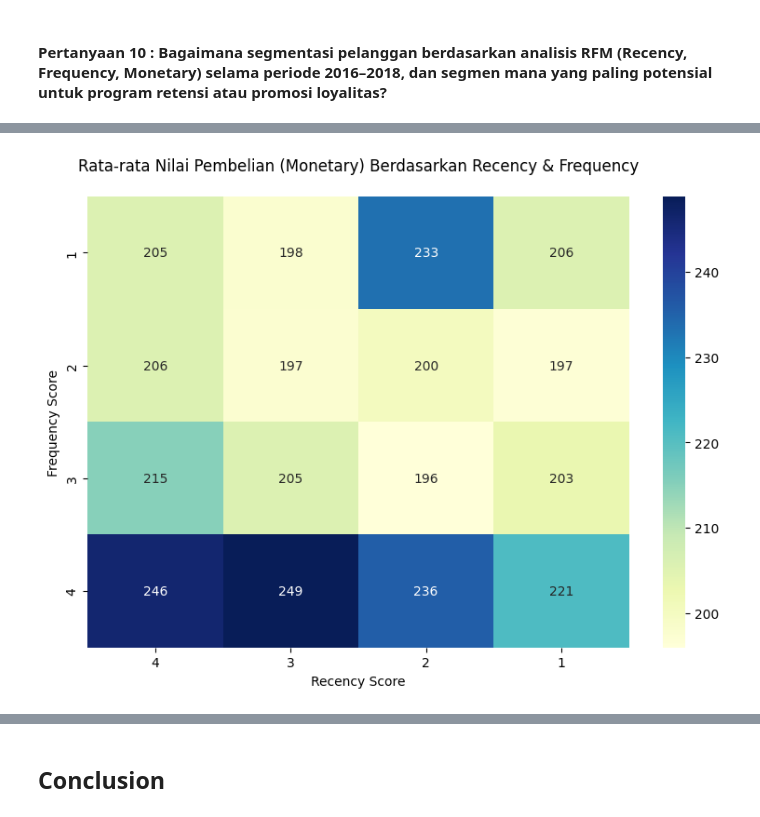
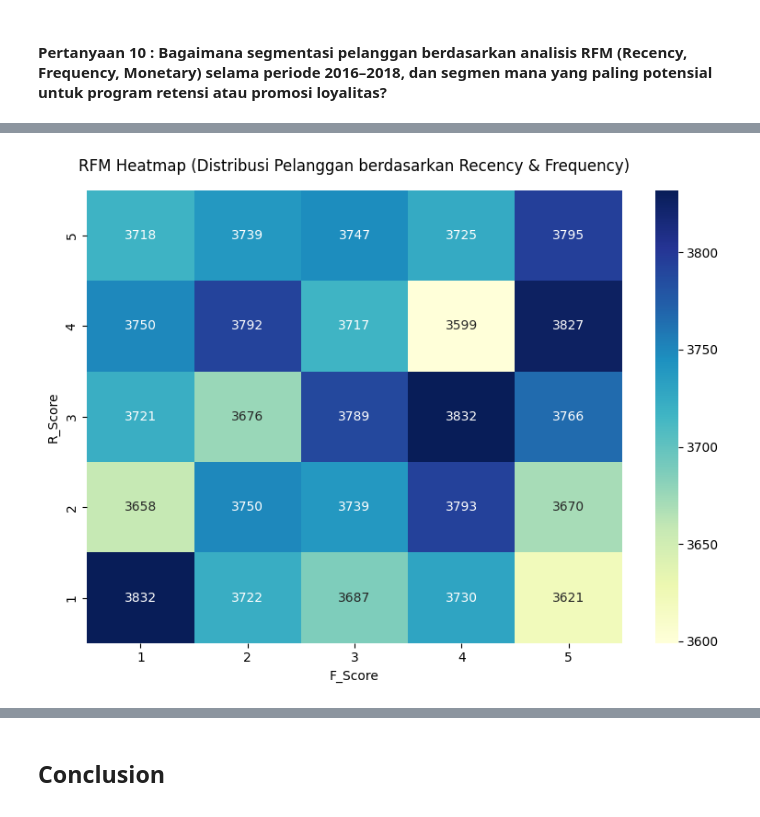
Before and after one commit to fiyandamamuri/e-commerce_public_datasets_analysis, a Jupyter notebook: notebook-copy.ipynb, the cells around one changed output, grey strips where cells are left out. Saved outputs shown, nothing was run; the diff lists cells and outputs as text; code cells hidden in the pictures.

```diff
--- a/notebook-copy.ipynb
+++ b/notebook-copy.ipynb
@@ -956,7 +956,8 @@ rfm = merged_data.groupby('customer_unique_id').agg({
 # %%
-# Menghitung skor RFM
-rfm['R_Score'] = pd.qcut(rfm['Recency'], 4, labels=[4,3,2,1])   # Semakin kecil recency = skor tinggi
-rfm['F_Score'] = pd.qcut(rfm['Frequency'].rank(method='first'), 4, labels=[1,2,3,4])
-rfm['M_Score'] = pd.qcut(rfm['Monetary'], 4, labels=[1,2,3,4])
-rfm['RFM_Segment'] = rfm['R_Score'].astype(str) + rfm['F_Score'].astype(str) + rfm['M_Score'].astype(str)
-rfm['RFM_Score'] = rfm[['R_Score','F_Score','M_Score']].astype(int).sum(axis=1)
+# Buat skor untuk masing-masing komponen
+rfm['R_score'] = pd.qcut(rfm['Recency'], 5, labels=[5,4,3,2,1])  # kecil lebih bagus
+rfm['F_score'] = pd.qcut(rfm['Frequency'].rank(method='first'), 5, labels=[1,2,3,4,5])
+rfm['M_score'] = pd.qcut(rfm['Monetary'], 5, labels=[1,2,3,4,5])
+
+# Gabungkan skor
+rfm['RFM_Score'] = rfm['R_score'].astype(int) + rfm['F_score'].astype(int) + rfm['M_score'].astype(int)
@@ -994,0 +964,10 @@ RFM_Score
+# %%
+def segment_customer(score):
+    if score >= 13:
+        return 'High Value'
+    elif score >= 9:
+        return 'Medium Value'
+    else:
+        return 'Low Value'
+
+rfm['Customer_Segment'] = rfm['RFM_Score'].apply(segment_customer)
@@ -1382,13 +1405,12 @@ Passing `palette` without assigning `hue` is deprecated and will be removed in v
 # %%
+rfm_heatmap = rfm.groupby(['R_score','F_score']).size().unstack(fill_value=0)
+
 plt.figure(figsize=(8,6))
-sns.heatmap(
-    rfm.pivot_table(index='F_Score', columns='R_Score', values='Monetary', aggfunc='mean'),
-    annot=True, fmt='.0f', cmap='YlGnBu'
-)
-plt.title('Rata-rata Nilai Pembelian (Monetary) Berdasarkan Recency & Frequency', pad=20)
-plt.xlabel('Recency Score')
-plt.ylabel('Frequency Score')
+sns.heatmap(rfm_heatmap, cmap='YlGnBu', annot=True, fmt='d')
+plt.title('RFM Heatmap (Distribusi Pelanggan berdasarkan Recency & Frequency)', pad=15)
+plt.xlabel('F_Score')
+plt.ylabel('R_Score')
 plt.tight_layout()
 plt.show()
 # %% [output]
-[figure, old version]
+[figure, new version]
```
Also changed, not shown: parts of 21 cells of this notebook.
